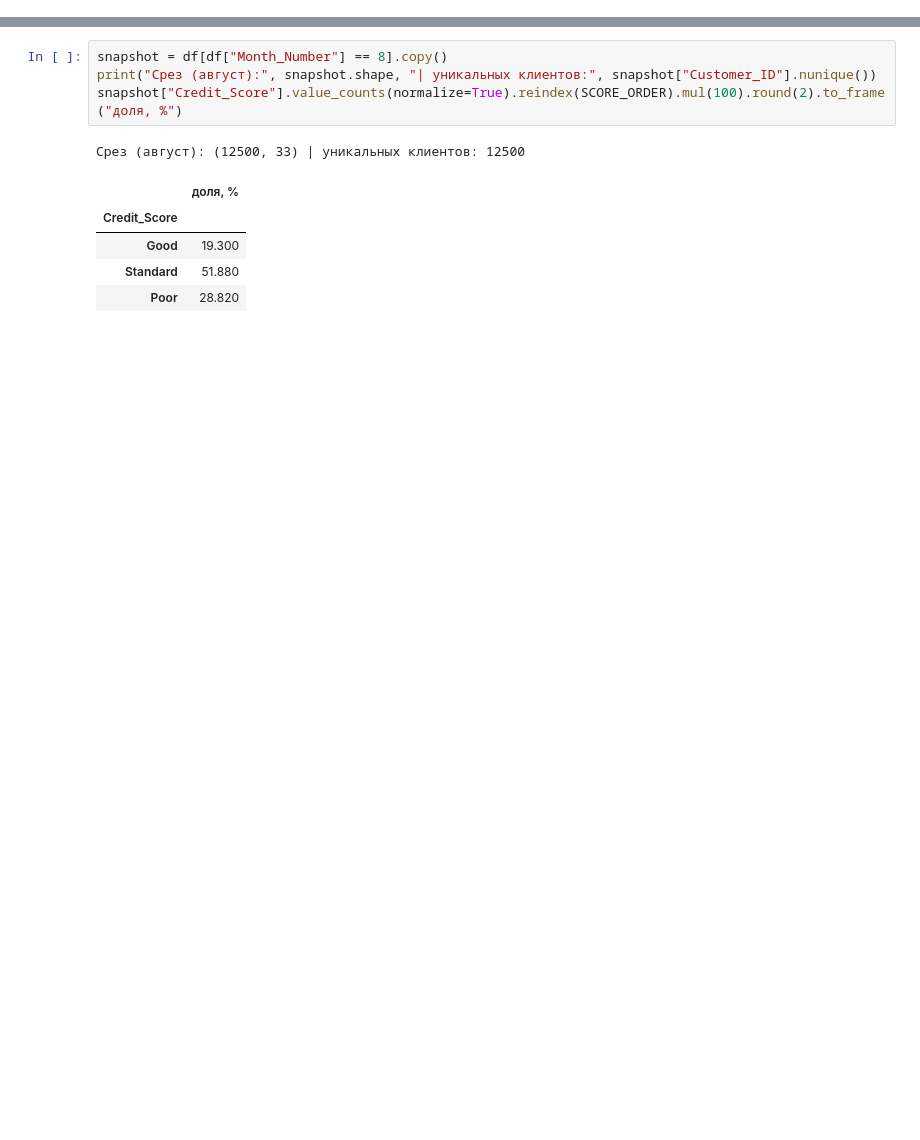
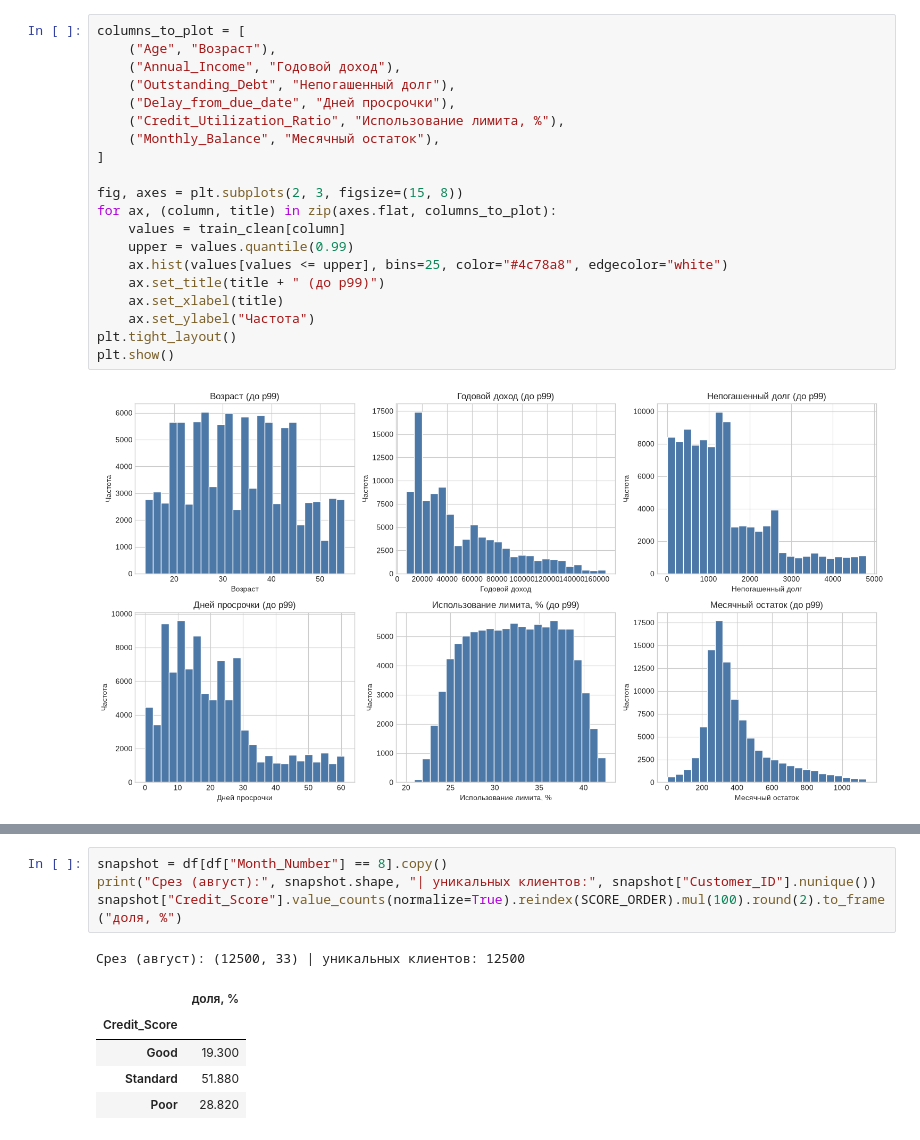
Before and after one commit to undndnwnkk/university-works, a Jupyter notebook: data-analysis-3rd-course/eda-visualization/lr2_credit_score_eda.ipynb, the cells around one changed output, grey strips where cells are left out. Saved outputs shown, nothing was run; the diff lists cells and outputs as text; blank space fills up the shorter version.

```diff
--- a/data-analysis-3rd-course/eda-visualization/lr2_credit_score_eda.ipynb
+++ b/data-analysis-3rd-course/eda-visualization/lr2_credit_score_eda.ipynb
@@ -132,0 +690,22 @@ print("Размер:", df.shape, "| клиентов:", df["Customer_ID"].nuniqu
+# %%
+columns_to_plot = [
+    ("Age", "Возраст"),
+    ("Annual_Income", "Годовой доход"),
+    ("Outstanding_Debt", "Непогашенный долг"),
+    ("Delay_from_due_date", "Дней просрочки"),
+    ("Credit_Utilization_Ratio", "Использование лимита, %"),
+    ("Monthly_Balance", "Месячный остаток"),
+]
+
+fig, axes = plt.subplots(2, 3, figsize=(15, 8))
+for ax, (column, title) in zip(axes.flat, columns_to_plot):
+    values = train_clean[column]
+    upper = values.quantile(0.99)
+    ax.hist(values[values <= upper], bins=25, color="#4c78a8", edgecolor="white")
+    ax.set_title(title + " (до p99)")
+    ax.set_xlabel(title)
+    ax.set_ylabel("Частота")
+plt.tight_layout()
+plt.show()
+# %% [output]
+[figure, added]
```
Also changed, not shown: parts of 97 cells of this notebook, 17 other files.
